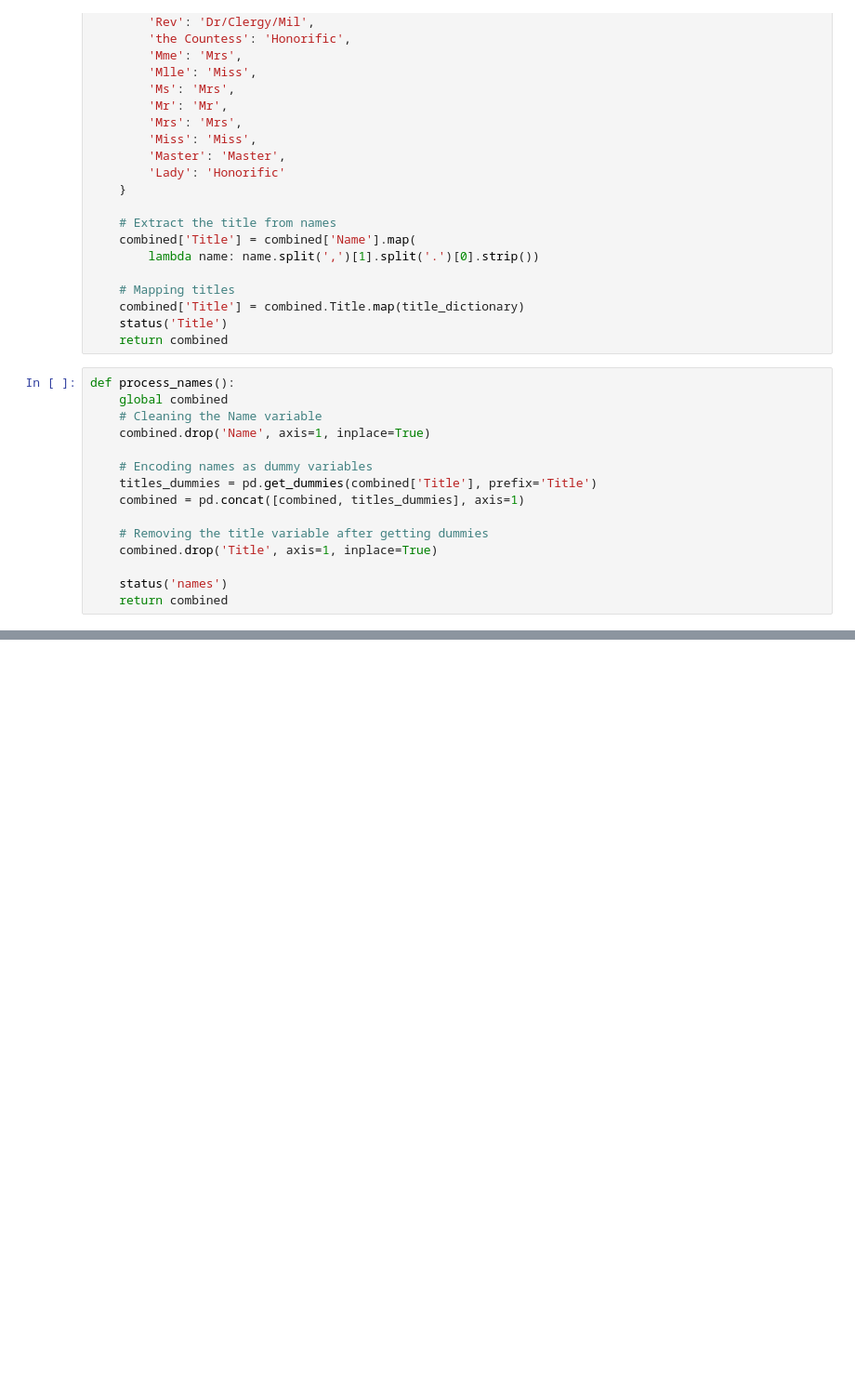
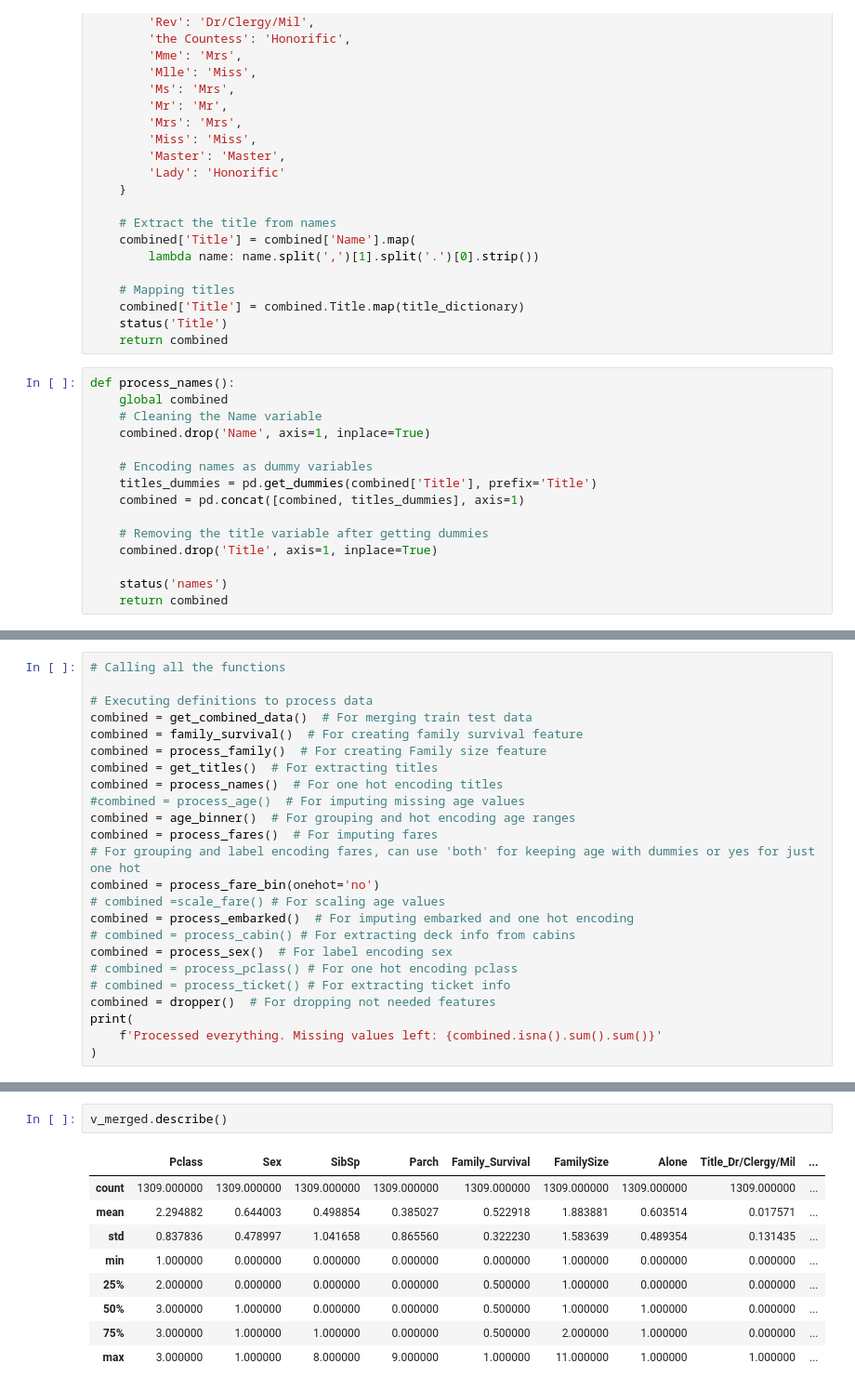
Before and after one commit to Paras-97/Titanic-Machine-Learning-from-Disaster, a Jupyter notebook: Titanic.ipynb, the cells around one changed output, grey strips where cells are left out. Shown at 93% size. Cells and saved outputs as stored; diff of their text form; blank space fills up the shorter version.

```diff
--- a/Titanic.ipynb
+++ b/Titanic.ipynb
@@ -328,0 +436,24 @@ def process_names():
+# %%
+# Calling all the functions
+
+# Executing definitions to process data
+combined = get_combined_data()  # For merging train test data
+combined = family_survival()  # For creating family survival feature
+combined = process_family()  # For creating Family size feature
+combined = get_titles()  # For extracting titles
+combined = process_names()  # For one hot encoding titles
+#combined = process_age()  # For imputing missing age values
+combined = age_binner()  # For grouping and hot encoding age ranges
+combined = process_fares()  # For imputing fares
+# For grouping and label encoding fares, can use 'both' for keeping age with dummies or yes for just one hot
+combined = process_fare_bin(onehot='no')
+# combined =scale_fare() # For scaling age values
+combined = process_embarked()  # For imputing embarked and one hot encoding
+# combined = process_cabin() # For extracting deck info from cabins
+combined = process_sex()  # For label encoding sex
+# combined = process_pclass() # For one hot encoding pclass
+# combined = process_ticket() # For extracting ticket info
+combined = dropper()  # For dropping not needed features
+print(
+    f'Processed everything. Missing values left: {combined.isna().sum().sum()}'
+)
@@ -328,0 +491,12 @@ def process_names():
+# %%
+v_merged.describe()
+# %% [output]
+|  | Pclass | Sex | SibSp | Parch | Family_Survival | FamilySize | Alone | Title_Dr/Clergy/Mil | ... |
+| count | 1309.000000 | 1309.000000 | 1309.000000 | 1309.000000 | 1309.000000 | 1309.000000 | 1309.000000 | 1309.000000 | ... |
+| mean | 2.294882 | 0.644003 | 0.498854 | 0.385027 | 0.522918 | 1.883881 | 0.603514 | 0.017571 | ... |
+| std | 0.837836 | 0.478997 | 1.041658 | 0.865560 | 0.322230 | 1.583639 | 0.489354 | 0.131435 | ... |
+| min | 1.000000 | 0.000000 | 0.000000 | 0.000000 | 0.000000 | 1.000000 | 0.000000 | 0.000000 | ... |
+| 25% | 2.000000 | 0.000000 | 0.000000 | 0.000000 | 0.500000 | 1.000000 | 0.000000 | 0.000000 | ... |
+| 50% | 3.000000 | 1.000000 | 0.000000 | 0.000000 | 0.500000 | 1.000000 | 1.000000 | 0.000000 | ... |
+| 75% | 3.000000 | 1.000000 | 1.000000 | 0.000000 | 0.500000 | 2.000000 | 1.000000 | 0.000000 | ... |
+| max | 3.000000 | 1.000000 | 8.000000 | 9.000000 | 1.000000 | 11.000000 | 1.000000 | 1.000000 | ... |
```
Also changed, not shown: parts of 19 cells of this notebook, 5 other files.
